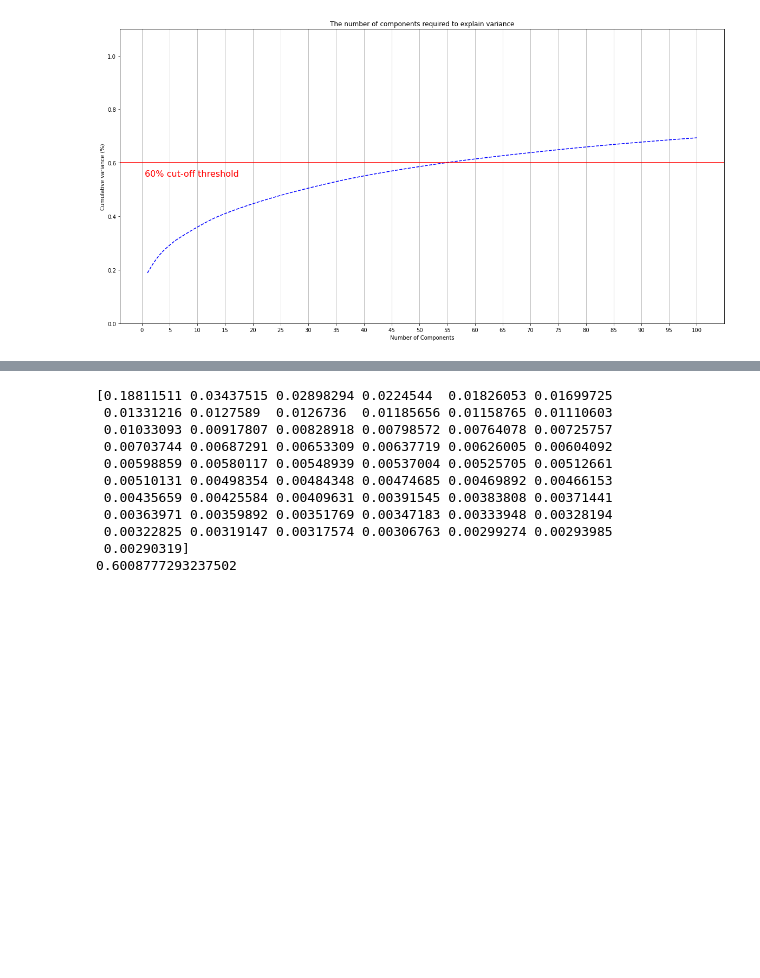
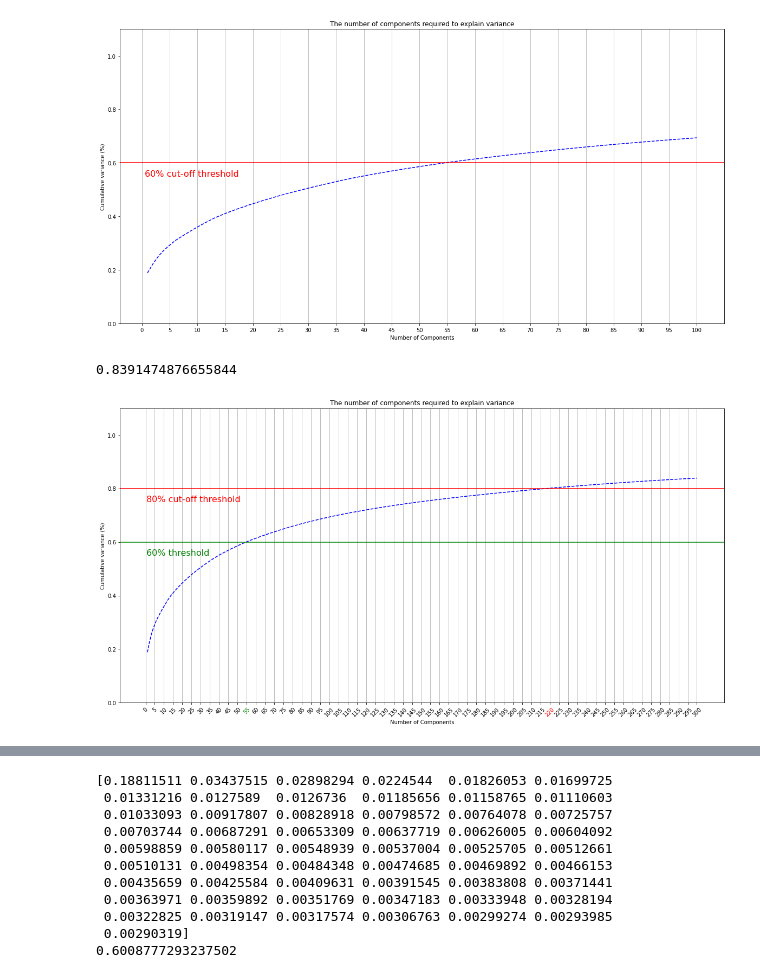
Before and after one commit to zb-dss-offline-1th/ml-repo-02, a Jupyter notebook: PCA.ipynb, the cells around one changed output, grey strips where cells are left out. Drawn from its saved outputs; the diff is of its cells as text; code cells hidden in the pictures; blank space fills up the shorter version.

```diff
--- a/PCA.ipynb
+++ b/PCA.ipynb
@@ -194,2 +195,41 @@ plt.show()
 # %% [output]
 [figure]
+# %%
+skca_pca300,pca300 = get_pca_data(data,300)
+print(np.sum(pca300.explained_variance_ratio_))
+# %% [output]
+0.8391474876655844
+# %%
+#skca_pca200,pca200 = get_pca_data(data,200)
+#print(np.sum(pca200.explained_variance_ratio_))
+
+fig, ax = plt.subplots(figsize=(20,10))
+#fig.figure(figsize=(15,15))
+xi = np.arange(1, 301, step=1)
+y = np.cumsum(pca300.explained_variance_ratio_)
+
+plt.ylim(0.0,1.1)
+if np.cumsum == 0.6:
+    plt.plot(xi, y, marker='o', linestyle='--', color='r')
+else:
+    plt.plot(xi, y, linestyle='--',color='b')
+
+plt.xlabel('Number of Components')
+plt.xticks(np.arange(0,301, step=5),rotation=45)
+plt.ylabel('Cumulative variance (%)')
+plt.title('The number of components required to explain variance')
+
+plt.axhline(y=0.60, color='g', linestyle='-')
+plt.text(0.5, 0.55, '60% threshold', color = 'green', fontsize=16)
+
+plt.axhline(y=0.80, color='r', linestyle='-')
+plt.text(0.5, 0.75, '80% cut-off threshold', color = 'red', fontsize=16)
+
+ax.grid(axis='x')
+ax.get_xticklabels()[11].set_color("green")
+ax.get_xticklabels()[44].set_color("red")
+
+plt.show()
+plt.show()
+# %% [output]
+[figure, added]
```
Also changed, not shown: parts of 4 cells of this notebook, 2 other files.
